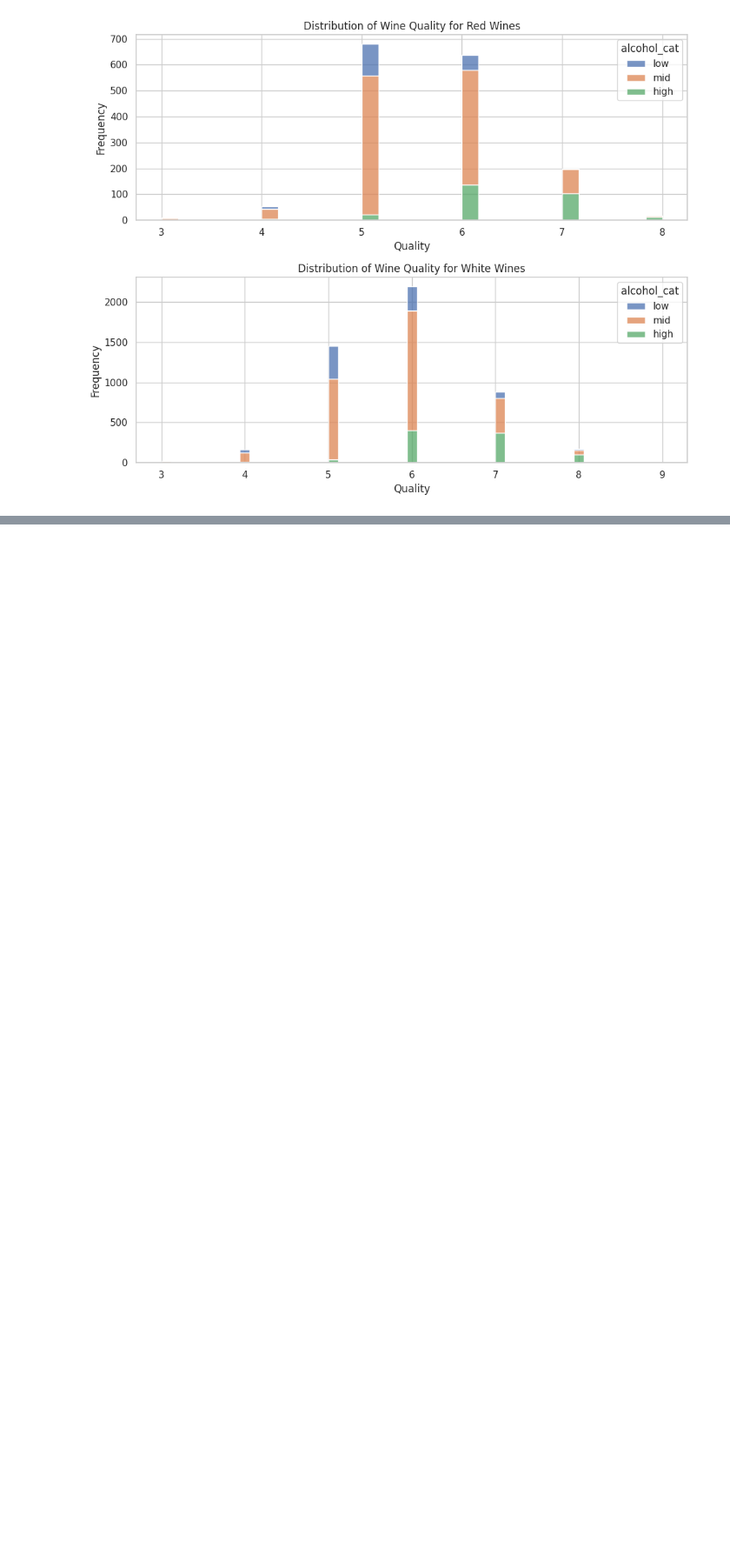
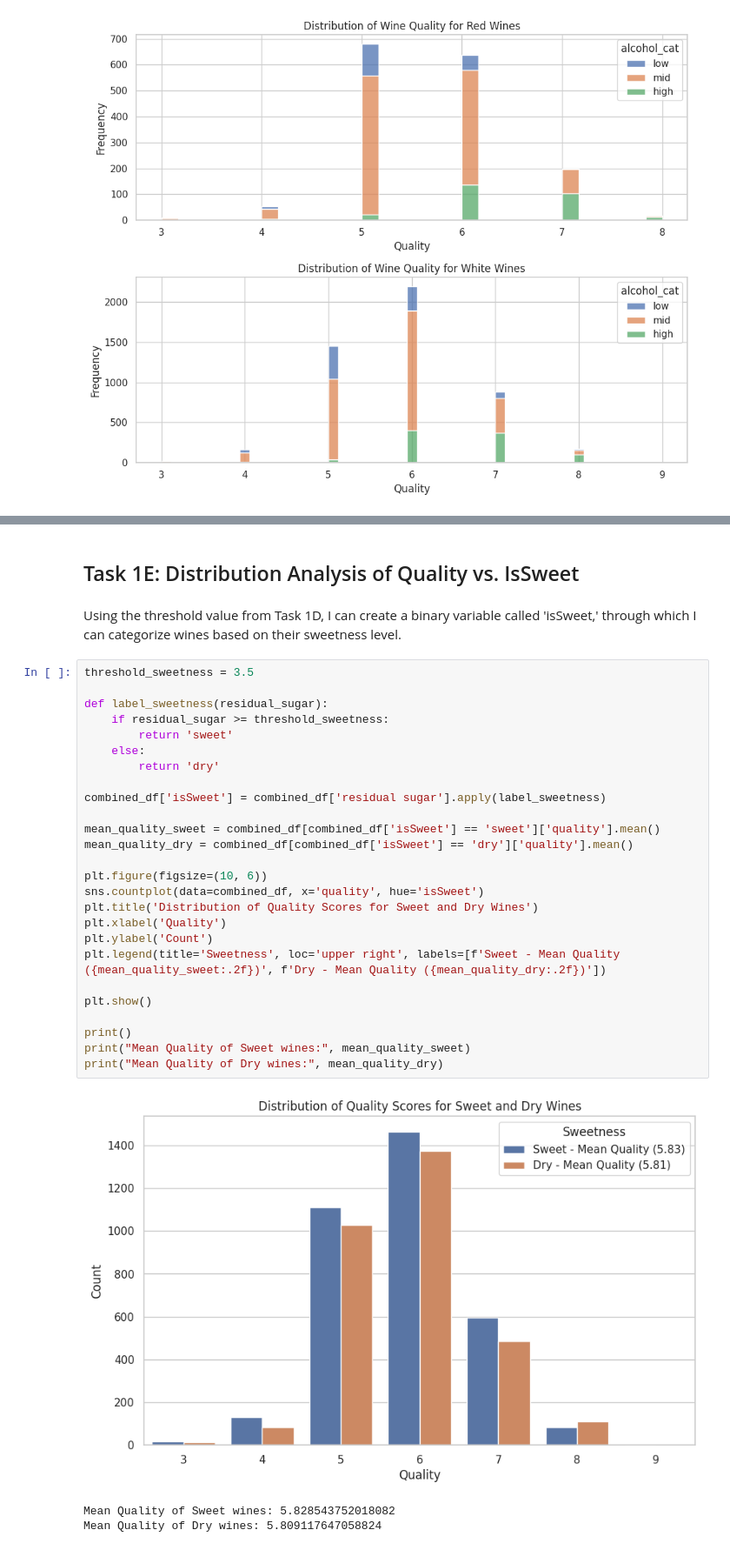
Before and after one commit to SrivikramMV/CSC2031, a Jupyter notebook: CSC2034_Project_FInal.ipynb, the cells around one changed output, grey strips where cells are left out. Shown at 87% size. Drawn from its saved outputs; the diff is of its cells as text; blank space fills up the shorter version.

```diff
--- a/CSC2034_Project_FInal.ipynb
+++ b/CSC2034_Project_FInal.ipynb
@@ -173,0 +200,34 @@ plt.show()
+# %% [markdown]
+## Task 1E: Distribution Analysis of Quality vs. IsSweet
+# %% [markdown]
+Using the threshold value from Task 1D, I can create a binary variable called 'isSweet,' through which I can categorize wines based on their sweetness level.
+# %%
+threshold_sweetness = 3.5
+
+def label_sweetness(residual_sugar):
+    if residual_sugar >= threshold_sweetness:
+        return 'sweet'
+    else:
+        return 'dry'
+
+combined_df['isSweet'] = combined_df['residual sugar'].apply(label_sweetness)
+
+mean_quality_sweet = combined_df[combined_df['isSweet'] == 'sweet']['quality'].mean()
+mean_quality_dry = combined_df[combined_df['isSweet'] == 'dry']['quality'].mean()
+
+plt.figure(figsize=(10, 6))
+sns.countplot(data=combined_df, x='quality', hue='isSweet')
+plt.title('Distribution of Quality Scores for Sweet and Dry Wines')
+plt.xlabel('Quality')
+plt.ylabel('Count')
+plt.legend(title='Sweetness', loc='upper right', labels=[f'Sweet - Mean Quality ({mean_quality_sweet:.2f})', f'Dry - Mean Quality ({mean_quality_dry:.2f})'])
+
+plt.show()
+
+print()
+print("Mean Quality of Sweet wines:", mean_quality_sweet)
+print("Mean Quality of Dry wines:", mean_quality_dry)
+# %% [output]
+[figure, added]
+Mean Quality of Sweet wines: 5.828543752018082
+Mean Quality of Dry wines: 5.809117647058824
```
Also changed, not shown: parts of 6 cells of this notebook.
